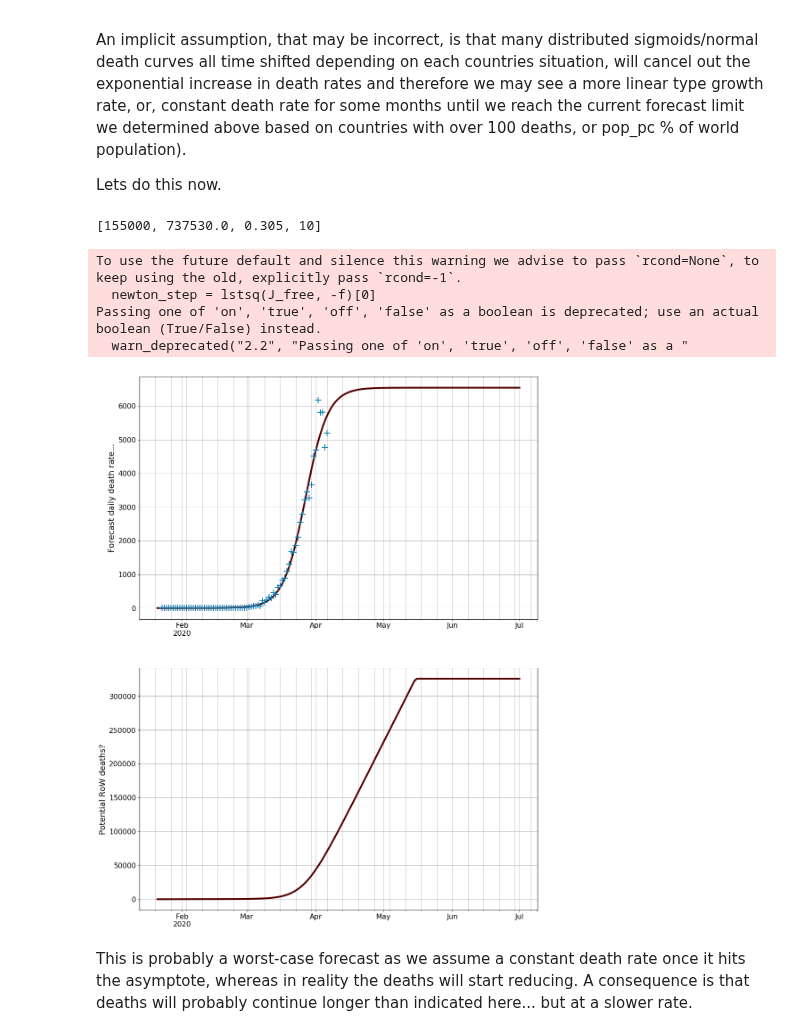
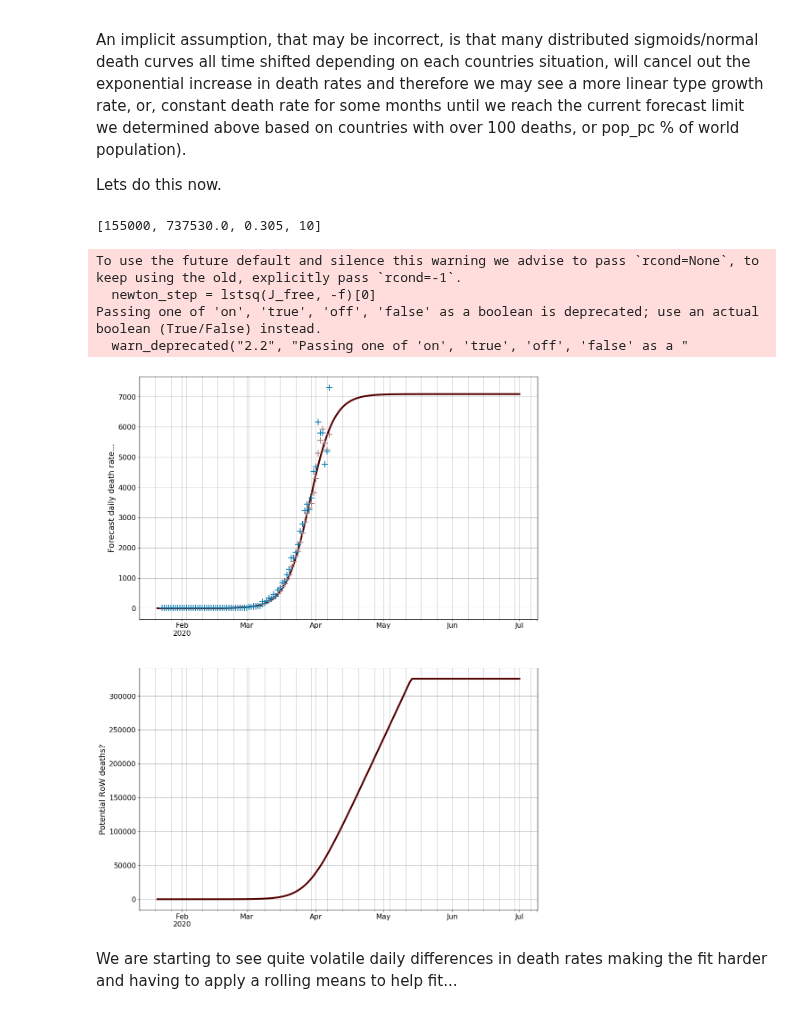
Before and after one commit to djhume/COVID-19, a Jupyter notebook: COVID-19.ipynb, the cells around one changed output. Saved outputs shown, nothing was run; the diff lists cells and outputs as text; code cells hidden in the pictures.

```diff
--- a/COVID-19.ipynb
+++ b/COVID-19.ipynb
@@ -824,34 +830,34 @@ Lets do this now.
 end_date = datetime(2020,7,1)
 # sometimes the lastest data point causes the fit to fail - or in other words predicts the WHO doomsday
 # scenario.  When this happens we smooth the daily death rate with the rolling(x).mean() function below.
 
-fs_row_daily_rate = fit_sigmoid(RoW_D2.sum(axis=1).diff().rolling(1).mean().dropna(), p0=[155000, date2num(datetime(2020,4,15)), 0.305, 10],
+fs_row_daily_rate = fit_sigmoid(RoW_D2.sum(axis=1).diff().rolling(3).mean().dropna(), p0=[155000, date2num(datetime(2020,4,15)), 0.305, 10],
                                 end_date=datetime(2021,1,1))
 
 fig = plt.figure(1, figsize=[16,22])
 ax = fig.add_subplot(211)
 ax2 = fig.add_subplot(212)
 
 fs_row_daily_rate.Forecast[:end_date].plot(ax=ax, lw=4, fontsize=16 )
 fs_row_daily_rate.Reported[:end_date].plot(ax=ax,marker="+", lw=0, ms=14, mew=2)
 RoW_D.diff()[:end_date].plot(ax=ax,marker="+", lw=0, ms=14, mew=2)
 
 ax.grid('on', which='both')
 ax.set_ylabel('Forecast daily death rate...', fontsize=18)
 ax2.set_ylabel('Potential RoW deaths?', fontsize=18)
 fs_cumsum = fs_row_daily_rate.Forecast.cumsum()
 
 #assume max limit from above estimate
 fs_cumsum[fs_cumsum>all_of_world]=all_of_world
 fs_cumsum[:end_date].plot(ax=ax2, lw=4, fontsize=16)
 
 grid('on', which='both')
 # %% [output]
 [155000, 737530.0, 0.305, 10]
 To use the future default and silence this warning we advise to pass `rcond=None`, to keep using the old, explicitly pass `rcond=-1`.
   newton_step = lstsq(J_free, -f)[0]
 Passing one of 'on', 'true', 'off', 'false' as a boolean is deprecated; use an actual boolean (True/False) instead.
   warn_deprecated("2.2", "Passing one of 'on', 'true', 'off', 'false' as a "
-[figure, old version]
+[figure, new version]
-# %% [markdown]
-This is probably a worst-case forecast as we assume a constant death rate once it hits the asymptote, whereas in reality the deaths will start reducing.  A consequence is that deaths will probably continue longer than indicated here... but at a slower rate.
+# %% [markdown]
+We are starting to see quite volatile daily differences in death rates making the fit harder and having to apply a rolling means to help fit...
```
Also changed, not shown: parts of 28 cells of this notebook.
